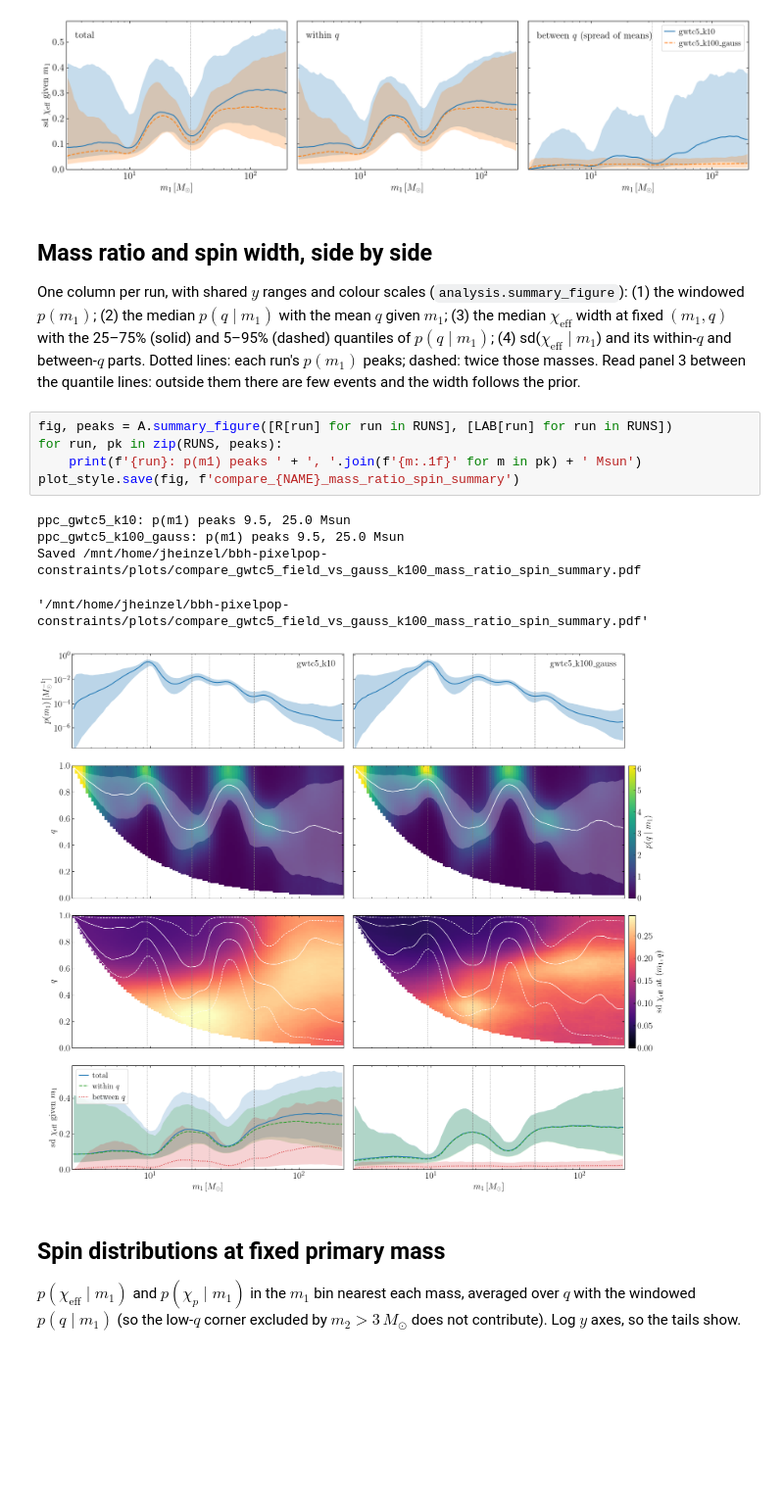
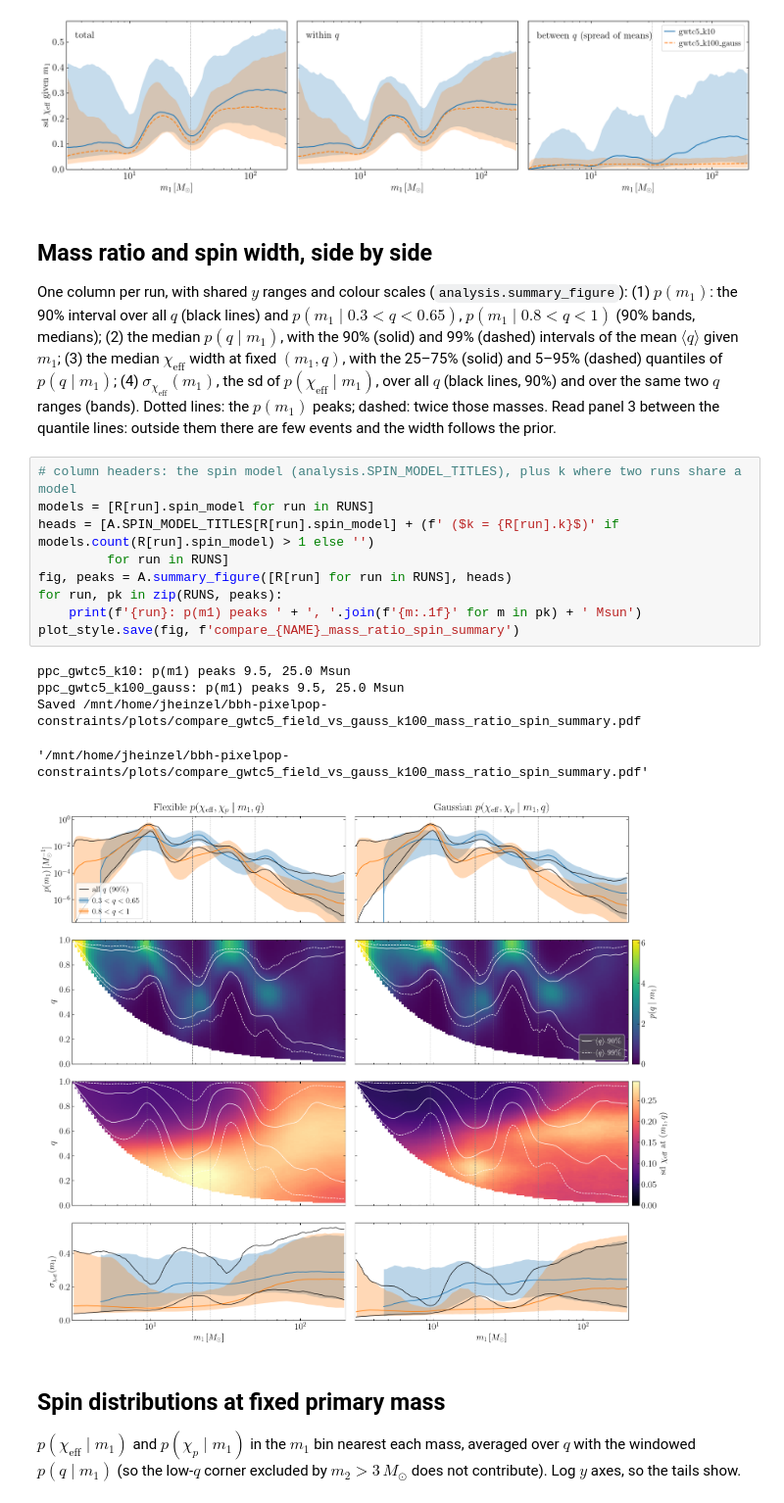
Before and after one commit to jack-heinzel/bbh-pixelpop-constraints, a Jupyter notebook: notebooks/compare_gwtc5_field_vs_gauss_k100.ipynb, the cells around one changed output. Shown at 98% size. Saved outputs shown, nothing was run; the diff lists cells and outputs as text; blank space fills up the shorter version.

Commit message:
new plots

```diff
--- a/notebooks/compare_gwtc5_field_vs_gauss_k100.ipynb
+++ b/notebooks/compare_gwtc5_field_vs_gauss_k100.ipynb
@@ -407,22 +396,28 @@ sd chi_eff given m1 minus its value at 32 Msun (the 35 Msun peak), per draw
 # %% [markdown]
 ## Mass ratio and spin width, side by side
 
-One column per run, with shared $y$ ranges and colour scales (`analysis.summary_figure`): (1) the windowed $p(m_1)$;
-(2) the median $p(q \mid m_1)$ with the mean $q$ given $m_1$; (3) the median $\chi_\mathrm{eff}$ width at fixed
-$(m_1, q)$ with the 25–75% (solid) and 5–95% (dashed) quantiles of $p(q \mid m_1)$; (4) sd($\chi_\mathrm{eff} \mid m_1$)
-and its within-$q$ and between-$q$ parts. Dotted lines: each run's $p(m_1)$ peaks; dashed: twice those masses. Read
-panel 3 between the quantile lines: outside them there are few events and the width follows the prior.
+One column per run, with shared $y$ ranges and colour scales (`analysis.summary_figure`): (1) $p(m_1)$: the 90% interval over all $q$ (black lines) and $p(m_1 \mid 0.3 < q < 0.65)$,
+$p(m_1 \mid 0.8 < q < 1)$ (90% bands, medians); (2) the median $p(q \mid m_1)$, with the 90% (solid) and 99% (dashed)
+intervals of the mean $\langle q \rangle$ given $m_1$; (3) the median $\chi_\mathrm{eff}$ width at fixed $(m_1, q)$,
+with the 25–75% (solid) and 5–95% (dashed) quantiles of $p(q \mid m_1)$; (4) $\sigma_{\chi_\mathrm{eff}}(m_1)$, the sd
+of $p(\chi_\mathrm{eff} \mid m_1)$, over all $q$ (black lines, 90%) and over the same two $q$ ranges (bands). Dotted
+lines: the $p(m_1)$ peaks; dashed: twice those masses. Read panel 3 between the quantile lines: outside them there are
+few events and the width follows the prior.
 # %%
-fig, peaks = A.summary_figure([R[run] for run in RUNS], [LAB[run] for run in RUNS])
+# column headers: the spin model (analysis.SPIN_MODEL_TITLES), plus k where two runs share a model
+models = [R[run].spin_model for run in RUNS]
+heads = [A.SPIN_MODEL_TITLES[R[run].spin_model] + (f' ($k = {R[run].k}$)' if models.count(R[run].spin_model) > 1 else '')
+         for run in RUNS]
+fig, peaks = A.summary_figure([R[run] for run in RUNS], heads)
 for run, pk in zip(RUNS, peaks):
     print(f'{run}: p(m1) peaks ' + ', '.join(f'{m:.1f}' for m in pk) + ' Msun')
 plot_style.save(fig, f'compare_{NAME}_mass_ratio_spin_summary')
 # %% [output]
 ppc_gwtc5_k10: p(m1) peaks 9.5, 25.0 Msun
 ppc_gwtc5_k100_gauss: p(m1) peaks 9.5, 25.0 Msun
 Saved /mnt/home/jheinzel/bbh-pixelpop-constraints/plots/compare_gwtc5_field_vs_gauss_k100_mass_ratio_spin_summary.pdf
 '/mnt/home/jheinzel/bbh-pixelpop-constraints/plots/compare_gwtc5_field_vs_gauss_k100_mass_ratio_spin_summary.pdf'
-[figure, old version]
+[figure, new version]
 # %% [markdown]
 ## Spin distributions at fixed primary mass
 
```
Also changed, not shown: parts of 1 cell of this notebook, 16 other files.
